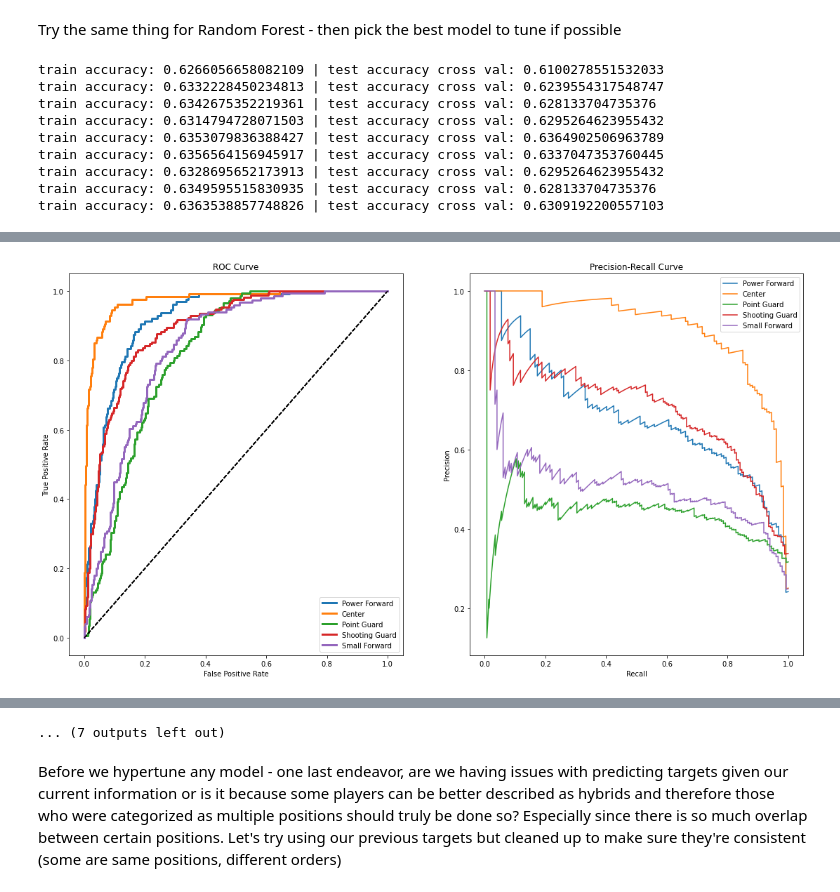
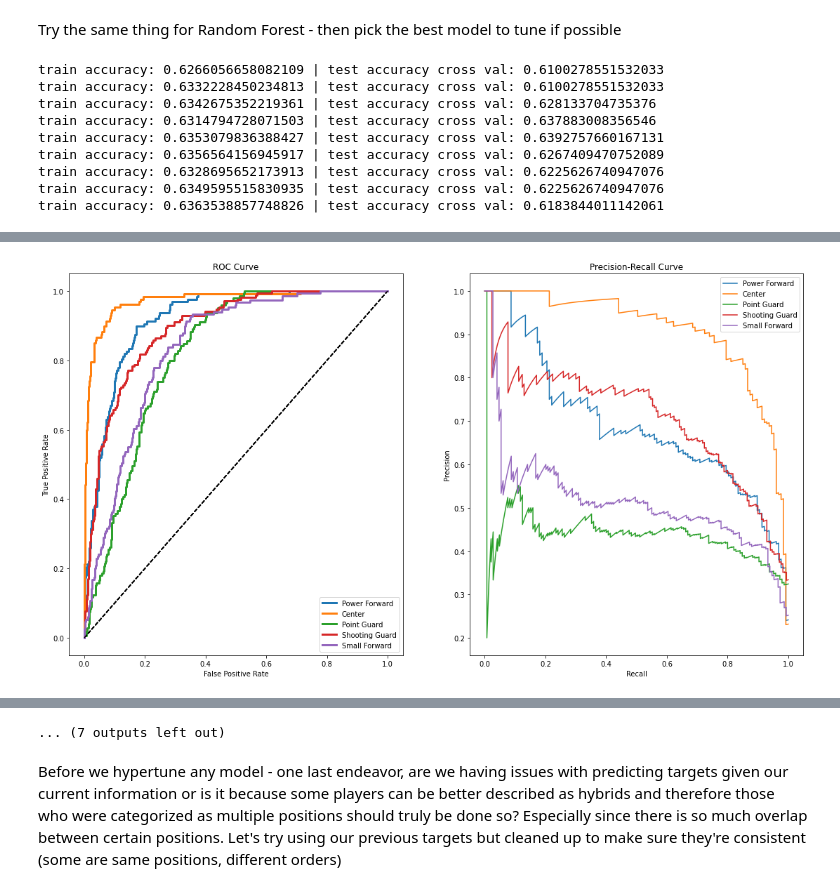
Before and after one commit to wjlau/capstone3, a Jupyter notebook: predicting_player_positions.ipynb, the cells around one changed output, grey strips where cells are left out. Cells and saved outputs as stored; diff of their text form; code cells hidden in the pictures.

Commit message:
trying a different target

```diff
--- a/predicting_player_positions.ipynb
+++ b/predicting_player_positions.ipynb
@@ -133,7 +134,7 @@ array(['Power Forward', 'Center', 'Point Guard', 'Shooting Guard',
 # %% [markdown]
 Further cleaning the Target column - classifying those with '/' with the first position and changing guard to the corresponding position etc.
 # %%
-all_player_stats.replace(['Center/Forward','Guard/Forward','Forward/Center','Forward/Guard','Point Guard\n'],
+all_player_stats['Target'].replace(['Center/Forward','Guard/Forward','Forward/Center','Forward/Guard','Point Guard\n'],
                         ['Center', 'Shooting Guard','Power Forward', 'Small Forward', 'Point Guard'], inplace = True)
 # %%
 # Targets look good
@@ -631,14 +730,14 @@ def pick_k_rf(og_df, X,y,ns,model_features):
         plot_confusion_matrix(rf,X_test,y_test,xticks_rotation='vertical')
         ROC(rf, X_test, y_test)
 # %%
-pick_k_rf(all_player_stats,all_player_stats.drop(['Pos','Num_Pos','Target','Player'],axis=1),all_player_stats['Target'],ns,['PTS', 'TRB', 'AST', 'STL', 'BLK','2PA','3PA'])
+pick_k_rf(all_player_stats,all_player_stats.drop(['Pos','Num_Pos','Target','Player'],axis=1),all_player_stats['Target'],[i for i in range(1,10)],['PTS', 'TRB', 'AST', 'STL', 'BLK','2PA','3PA'])
 # %% [output]
 train accuracy: 0.6266056658082109 | test accuracy cross val: 0.6100278551532033
-train accuracy: 0.6332228450234813 | test accuracy cross val: 0.6239554317548747
+train accuracy: 0.6332228450234813 | test accuracy cross val: 0.6100278551532033
 train accuracy: 0.6342675352219361 | test accuracy cross val: 0.628133704735376
-train accuracy: 0.6314794728071503 | test accuracy cross val: 0.6295264623955432
-train accuracy: 0.6353079836388427 | test accuracy cross val: 0.6364902506963789
-train accuracy: 0.6356564156945917 | test accuracy cross val: 0.6337047353760445
-train accuracy: 0.6328695652173913 | test accuracy cross val: 0.6295264623955432
-train accuracy: 0.6349595515830935 | test accuracy cross val: 0.628133704735376
-train accuracy: 0.6363538857748826 | test accuracy cross val: 0.6309192200557103
+train accuracy: 0.6314794728071503 | test accuracy cross val: 0.637883008356546
+train accuracy: 0.6353079836388427 | test accuracy cross val: 0.6392757660167131
+train accuracy: 0.6356564156945917 | test accuracy cross val: 0.6267409470752089
+train accuracy: 0.6328695652173913 | test accuracy cross val: 0.6225626740947076
+train accuracy: 0.6349595515830935 | test accuracy cross val: 0.6225626740947076
+train accuracy: 0.6363538857748826 | test accuracy cross val: 0.6183844011142061
@@ -648,2 +747,2 @@ train accuracy: 0.6363538857748826 | test accuracy cross val: 0.6309192200557103
-[figure, old version]
+[figure, new version]
 [figure]
```
Also changed, not shown: parts of 34 cells of this notebook.
